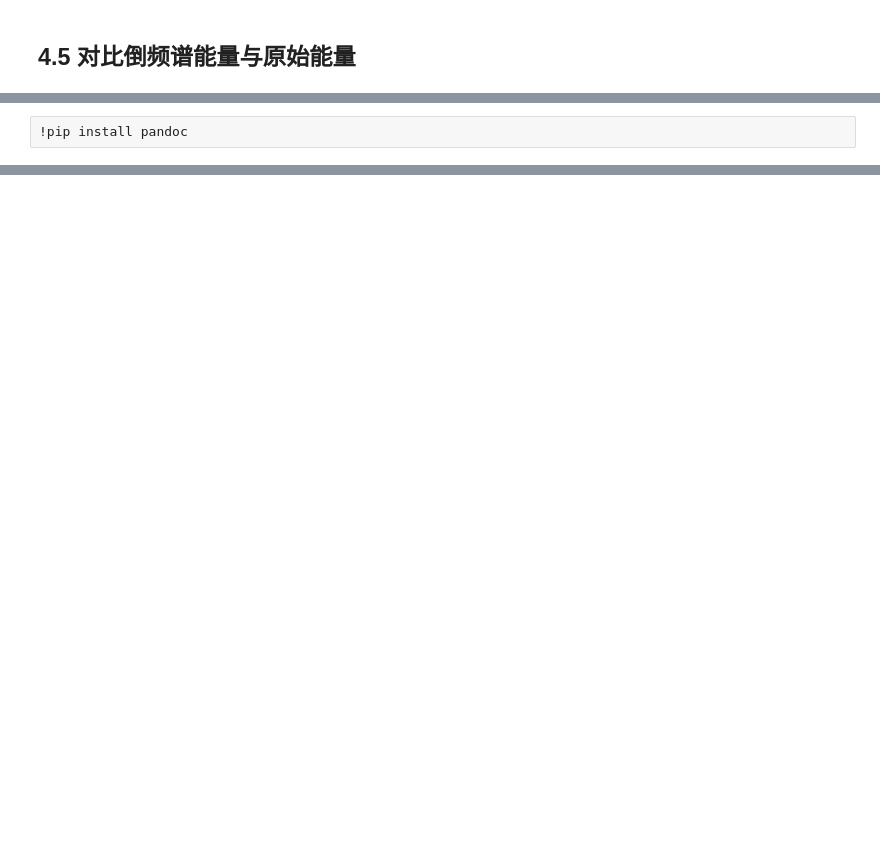
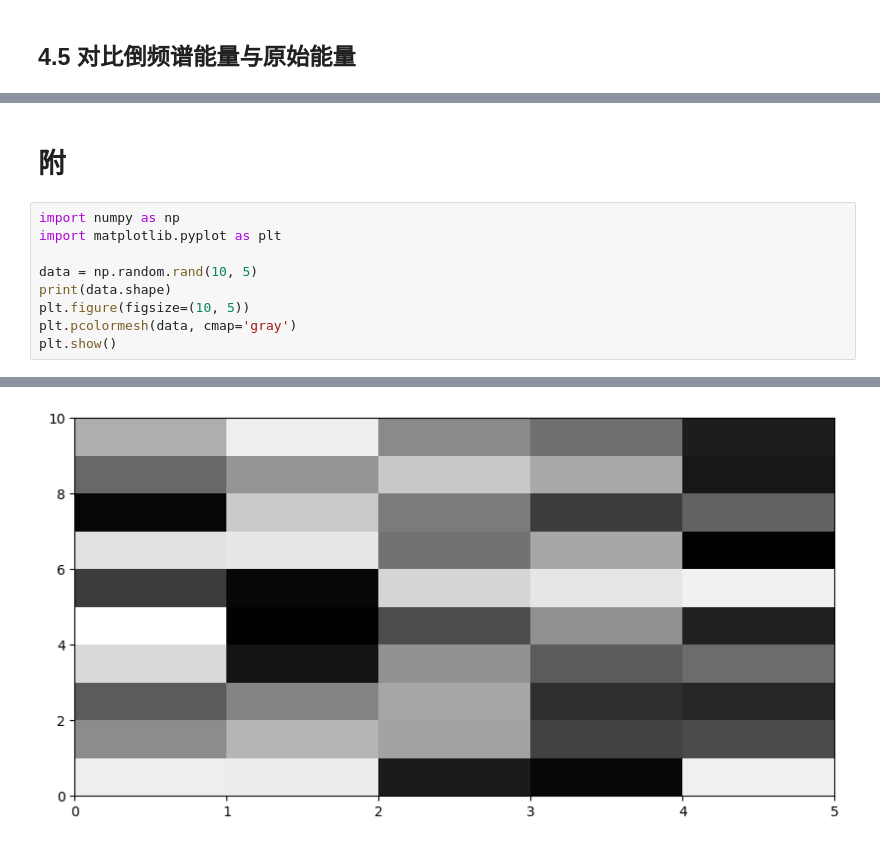
Before and after one commit to DreamBinary/VoiceProcess, a Jupyter notebook: work/work02.ipynb, the cells around one changed output, grey strips where cells are left out. Drawn from its saved outputs; the diff is of its cells as text; blank space fills up the shorter version.

```diff
--- a/work/work02.ipynb
+++ b/work/work02.ipynb
@@ -335,3 +332,12 @@ plt.legend()
+# %% [markdown]
+# 附
 # %%
-!pip install pandoc
+import numpy as np
+import matplotlib.pyplot as plt
+
+data = np.random.rand(10, 5)
+print(data.shape)
+plt.figure(figsize=(10, 5))
+plt.pcolormesh(data, cmap='gray')
+plt.show()
 # %% [output]
@@ -353,0 +345 @@ WARNING: Running pip as the 'root' user can result in broken permissions and con
+[figure, added]
```
Also changed, not shown: parts of 14 cells of this notebook, 1 other file.
